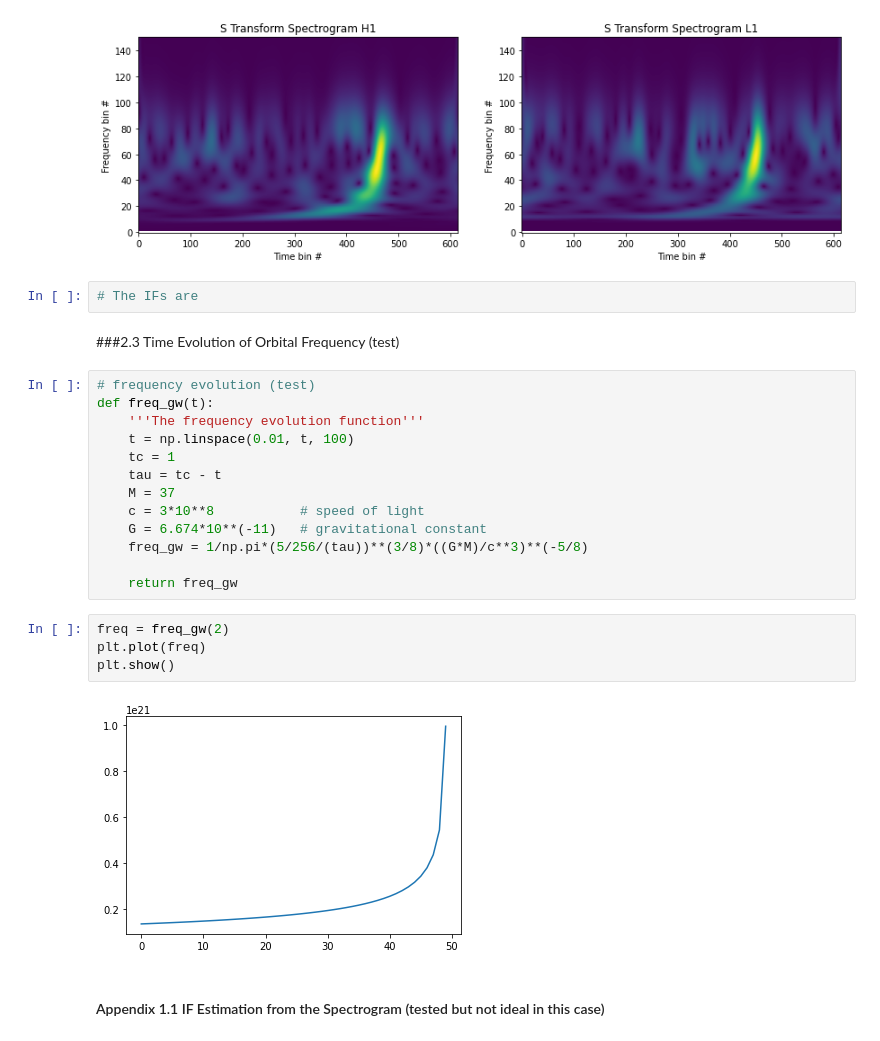
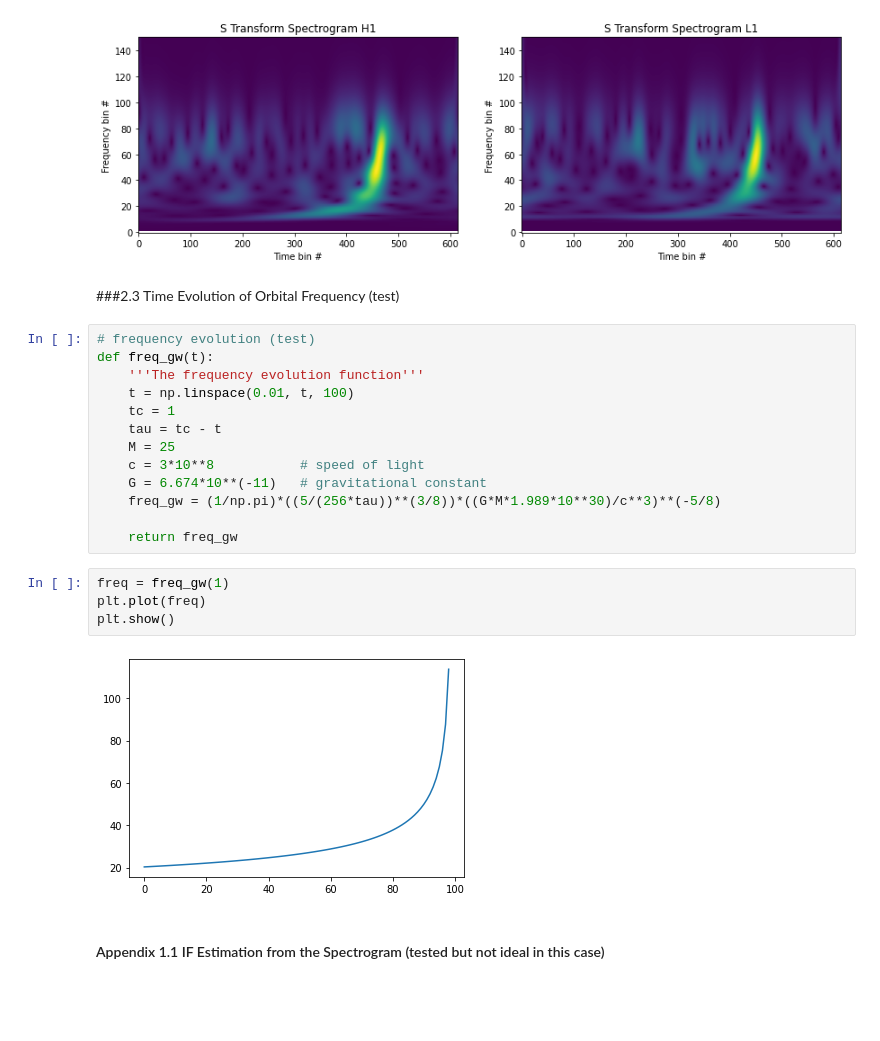
Before and after one commit to xli2522/simple-BBH-waveform, a Jupyter notebook: simple_BBH_waveform.ipynb, the cells around one changed output. Saved outputs shown, nothing was run; the diff lists cells and outputs as text; blank space fills up the shorter version.

```diff
--- a/simple_BBH_waveform.ipynb
+++ b/simple_BBH_waveform.ipynb
@@ -234,8 +234,6 @@ plt.show()
 # %% [output]
 (151, 615)
 [figure]
-# %%
-# The IFs are
 # %% [markdown]
 ###2.3 Time Evolution of Orbital Frequency (test)
 # %%
@@ -245,18 +243,18 @@ def freq_gw(t):
     t = np.linspace(0.01, t, 100)
     tc = 1
     tau = tc - t
-    M = 37
+    M = 25
     c = 3*10**8           # speed of light
     G = 6.674*10**(-11)   # gravitational constant
-    freq_gw = 1/np.pi*(5/256/(tau))**(3/8)*((G*M)/c**3)**(-5/8)
+    freq_gw = (1/np.pi)*((5/(256*tau))**(3/8))*((G*M*1.989*10**30)/c**3)**(-5/8)
 
     return freq_gw
 # %%
-freq = freq_gw(2)
+freq = freq_gw(1)
 plt.plot(freq)
 plt.show()
 # %% [output]
-[figure, old version]
+[figure, new version]
 # %% [markdown]
 #### Appendix 1.1 IF Estimation from the Spectrogram (tested but not ideal in this case)
 # %%
```
Also changed, not shown: parts of 1 cell of this notebook.
